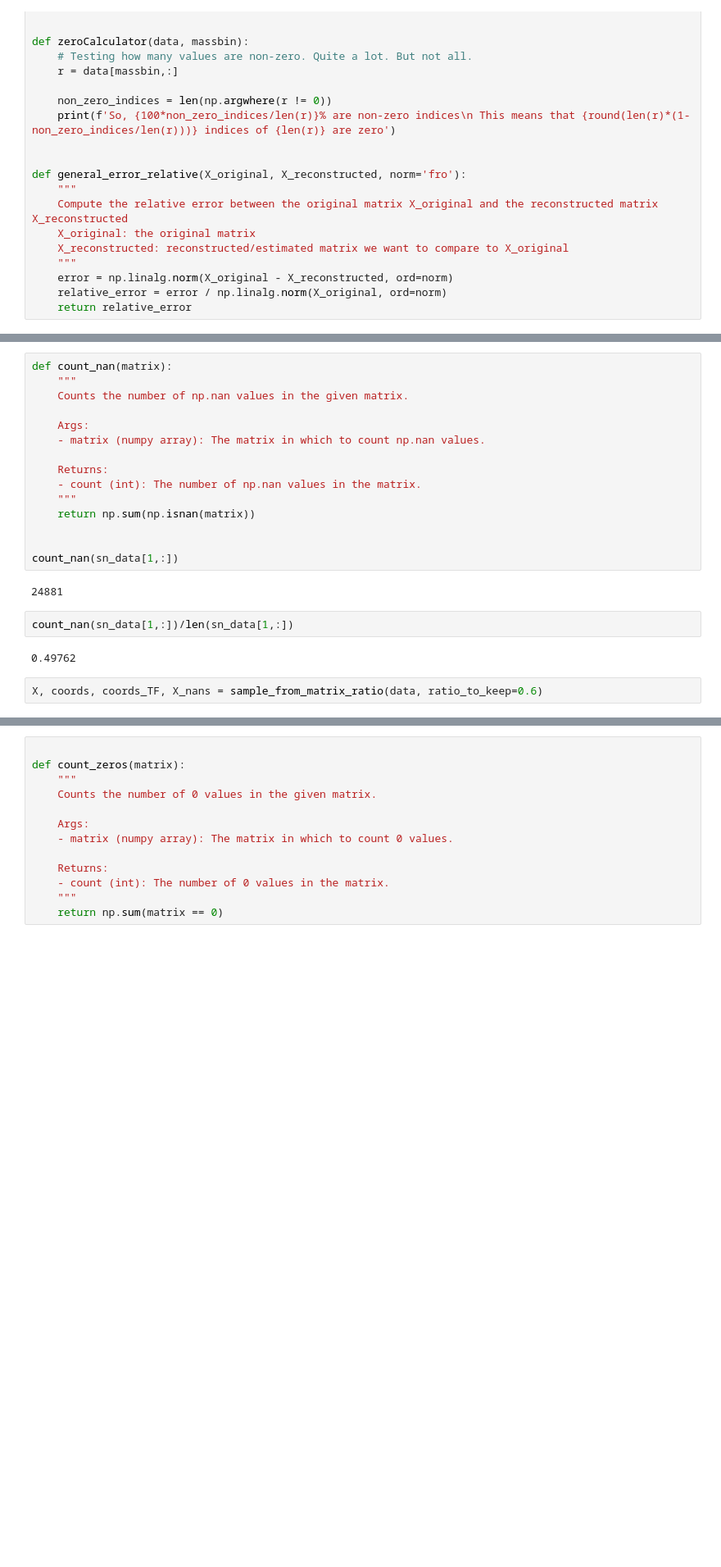
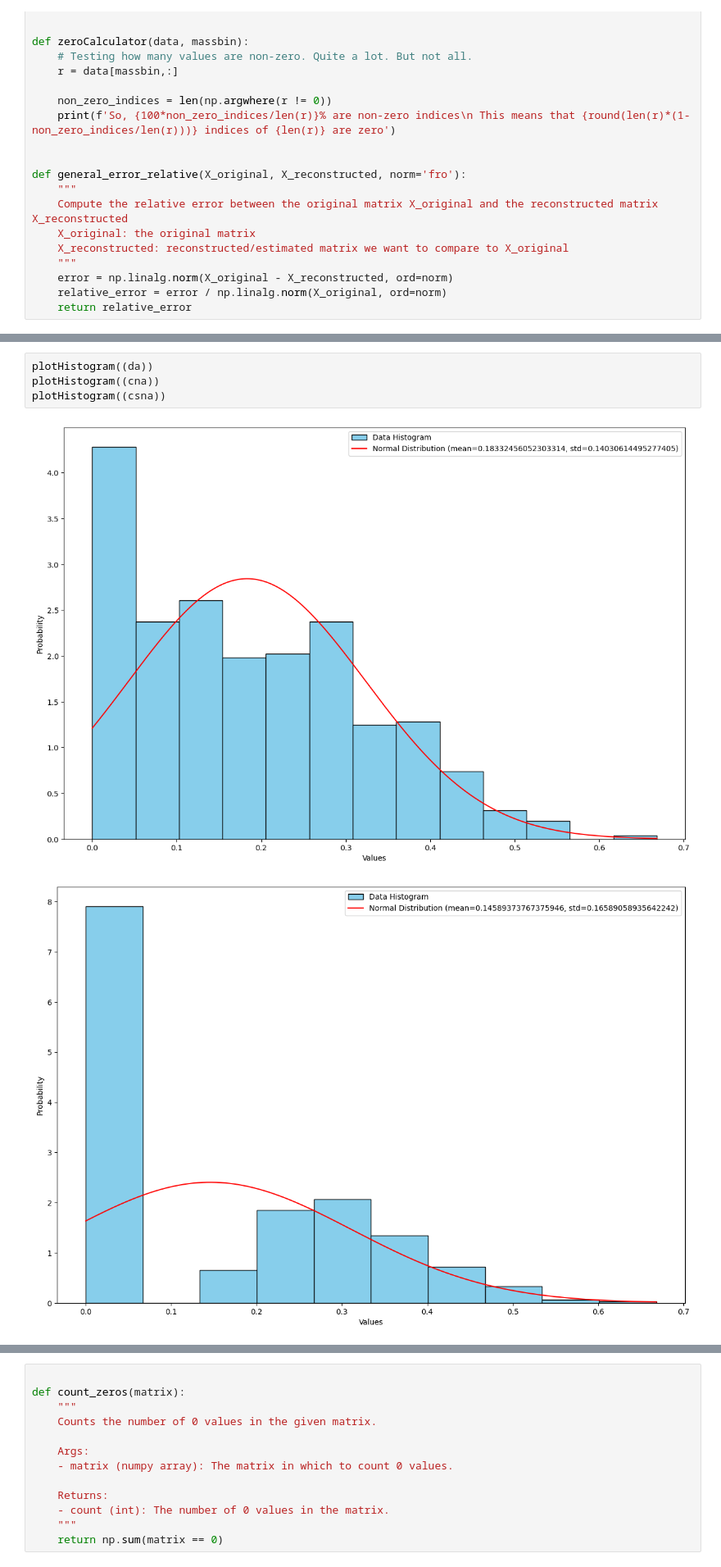
Before and after one commit to Kessius00/nn-s-matrix-fc, a Jupyter notebook: sampling/clipping.ipynb, the cells around one changed output, grey strips where cells are left out. Shown at 82% size. Drawn from its saved outputs; the diff is of its cells as text; blank space fills up the shorter version.

```diff
--- a/sampling/clipping.ipynb
+++ b/sampling/clipping.ipynb
@@ -278,23 +246,7 @@ plotHistogram(changeShape(sclipped))
-# %%
-def count_nan(matrix):
-    """
-    Counts the number of np.nan values in the given matrix.
-
-    Args:
-    - matrix (numpy array): The matrix in which to count np.nan values.
-
-    Returns:
-    - count (int): The number of np.nan values in the matrix.
-    """
-    return np.sum(np.isnan(matrix))
-
-
-count_nan(sn_data[1,:])
-# %% [output]
-24881
-# %%
-count_nan(sn_data[1,:])/len(sn_data[1,:])
-# %% [output]
-0.49762
-# %%
-X, coords, coords_TF, X_nans = sample_from_matrix_ratio(data, ratio_to_keep=0.6)
+# %%
+plotHistogram((da))
+plotHistogram((cna))
+plotHistogram((csna))
+# %% [output]
+[figure, added]
+[figure, added]
```
Also changed, not shown: parts of 6 cells of this notebook.
